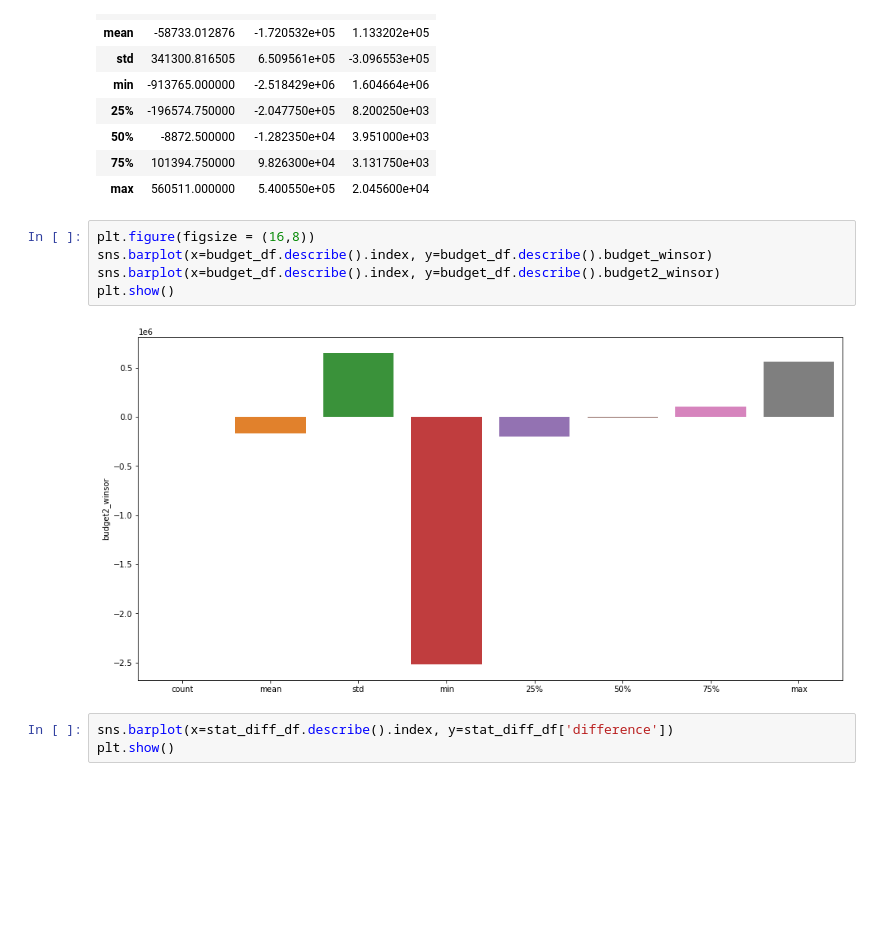
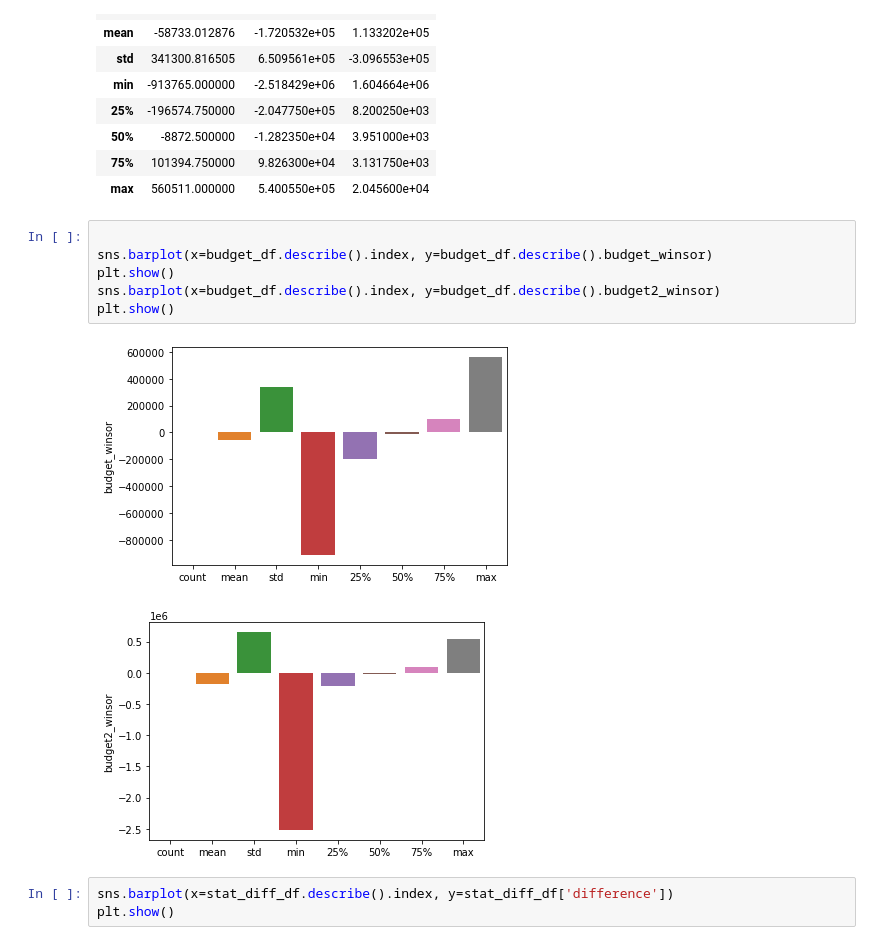
Before and after one commit to Ninjaneer1/theWorks, a Jupyter notebook: data_cleaning_III.ipynb, the cells around one changed output. Cells and saved outputs as stored; diff of their text form; blank space fills up the shorter version.

```diff
--- a/data_cleaning_III.ipynb
+++ b/data_cleaning_III.ipynb
@@ -179,12 +179,14 @@ stat_diff_df
 | 75% | 101394.750000 | 9.826300e+04 | 3.131750e+03 |
 | max | 560511.000000 | 5.400550e+05 | 2.045600e+04 |
 # %%
-plt.figure(figsize = (16,8))
+
 sns.barplot(x=budget_df.describe().index, y=budget_df.describe().budget_winsor)
+plt.show()
 sns.barplot(x=budget_df.describe().index, y=budget_df.describe().budget2_winsor)
 plt.show()
 # %% [output]
-[figure, old version]
+[figure, new version]
+[figure, added]
 # %%
 sns.barplot(x=stat_diff_df.describe().index, y=stat_diff_df['difference'])
 plt.show()
```
Also changed, not shown: 1 other file.
